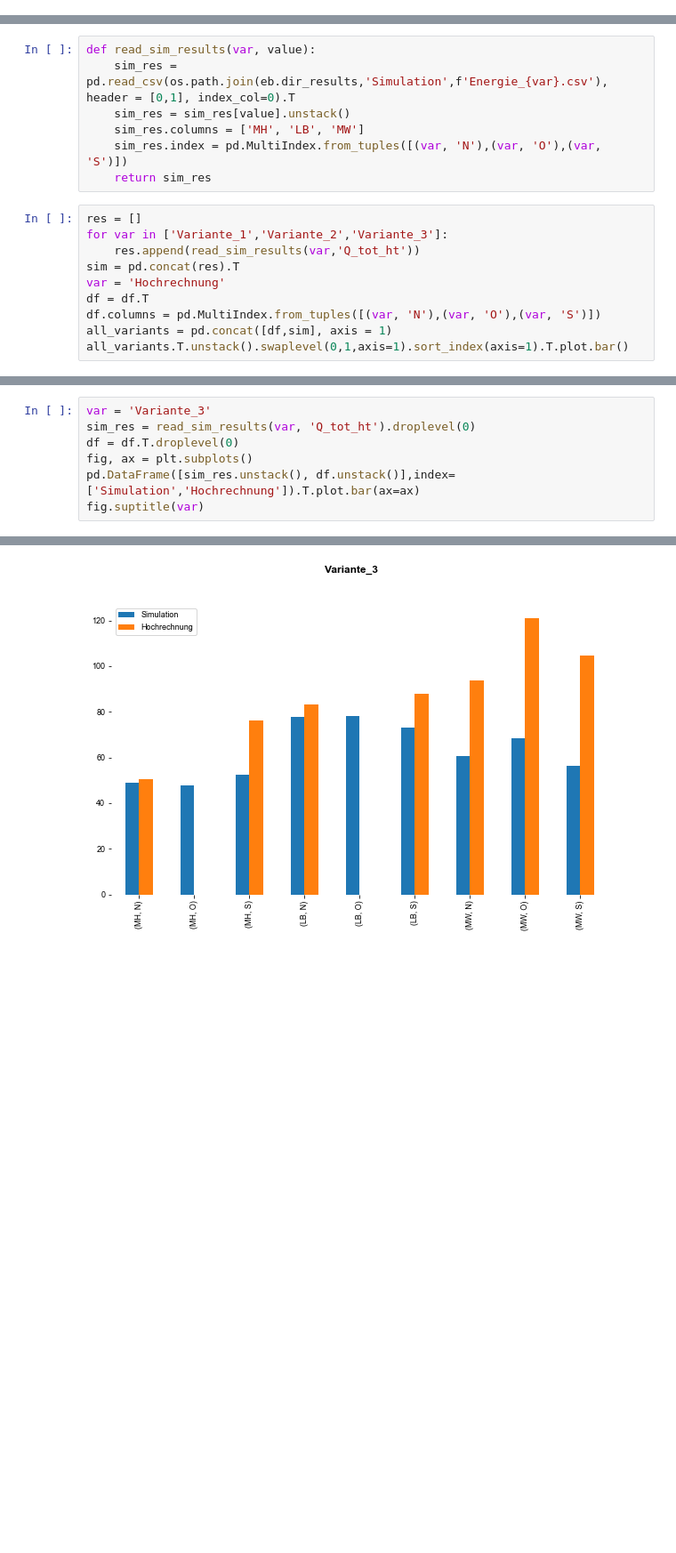
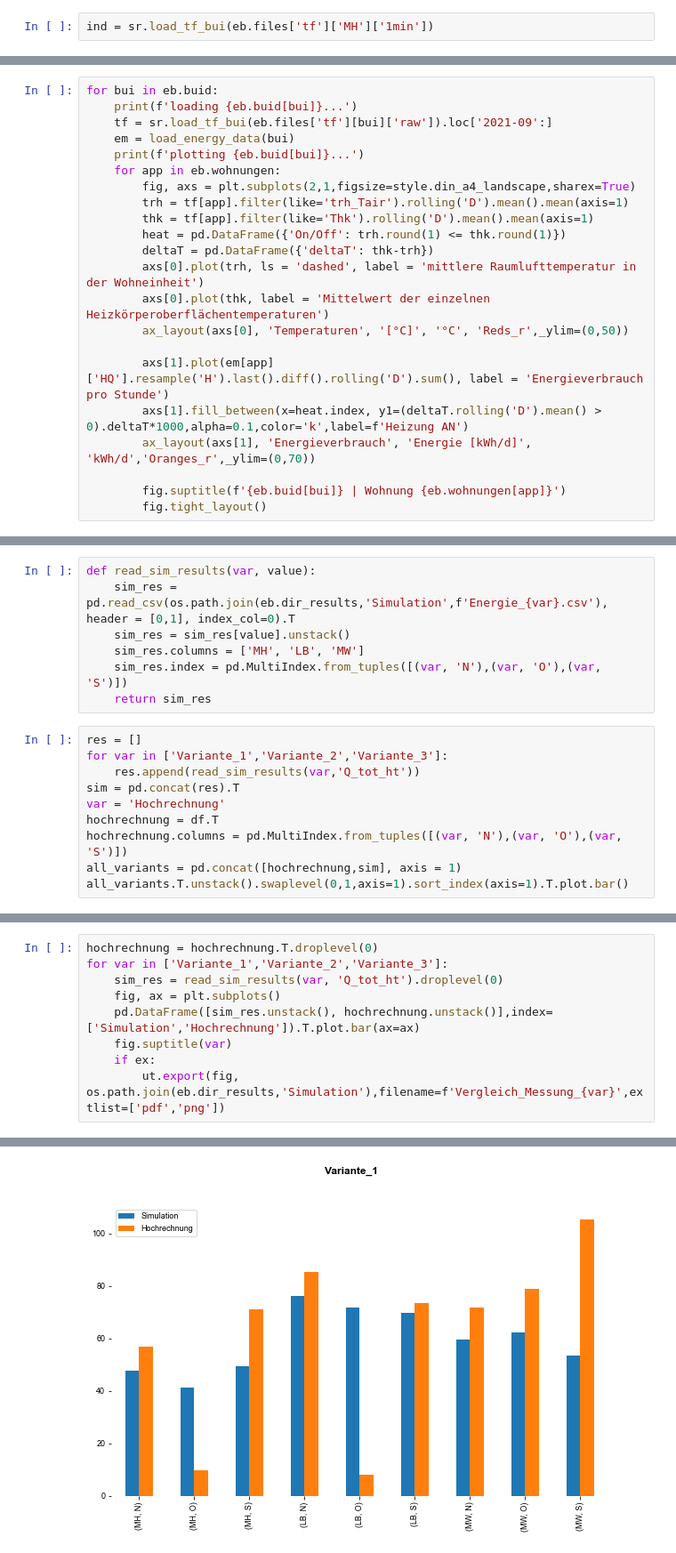
Before and after one commit to Ramonfi/eb-scripts, a Jupyter notebook: auswertung-energy-demand.ipynb, the cells around one changed output, grey strips where cells are left out. Shown at 89% size. Saved outputs shown, nothing was run; the diff lists cells and outputs as text; blank space fills up the shorter version.

```diff
--- a/auswertung-energy-demand.ipynb
+++ b/auswertung-energy-demand.ipynb
@@ -24,0 +48,2 @@ style.set_rc_eb_standard()
+# %%
+ind = sr.load_tf_bui(eb.files['tf']['MH']['1min'])
@@ -24,0 +92,22 @@ style.set_rc_eb_standard()
+# %%
+for bui in eb.buid:
+    print(f'loading {eb.buid[bui]}...')
+    tf = sr.load_tf_bui(eb.files['tf'][bui]['raw']).loc['2021-09':]
+    em = load_energy_data(bui)
+    print(f'plotting {eb.buid[bui]}...')
+    for app in eb.wohnungen:
+        fig, axs = plt.subplots(2,1,figsize=style.din_a4_landscape,sharex=True)
+        trh = tf[app].filter(like='trh_Tair').rolling('D').mean().mean(axis=1)
+        thk = tf[app].filter(like='Thk').rolling('D').mean().mean(axis=1)
+        heat = pd.DataFrame({'On/Off': trh.round(1) <= thk.round(1)})
+        deltaT = pd.DataFrame({'deltaT': thk-trh})
+        axs[0].plot(trh, ls = 'dashed', label = 'mittlere Raumlufttemperatur in der Wohneinheit')
+        axs[0].plot(thk, label = 'Mittelwert der einzelnen Heizkörperoberflächentemperaturen')
+        ax_layout(axs[0], 'Temperaturen', '[°C]', '°C', 'Reds_r',_ylim=(0,50))
+
+        axs[1].plot(em[app]['HQ'].resample('H').last().diff().rolling('D').sum(), label = 'Energieverbrauch pro Stunde')
+        axs[1].fill_between(x=heat.index, y1=(deltaT.rolling('D').mean() > 0).deltaT*1000,alpha=0.1,color='k',label=f'Heizung AN')
+        ax_layout(axs[1], 'Energieverbrauch', 'Energie [kWh/d]', 'kWh/d','Oranges_r',_ylim=(0,70))
+
+        fig.suptitle(f'{eb.buid[bui]} | Wohnung {eb.wohnungen[app]}')
+        fig.tight_layout()
@@ -222,9 +306,9 @@ for var in ['Variante_1','Variante_2','Variante_3']:
     res.append(read_sim_results(var,'Q_tot_ht'))
 sim = pd.concat(res).T
 var = 'Hochrechnung'
-df = df.T
-df.columns = pd.MultiIndex.from_tuples([(var, 'N'),(var, 'O'),(var, 'S')])
-all_variants = pd.concat([df,sim], axis = 1)
+hochrechnung = df.T
+hochrechnung.columns = pd.MultiIndex.from_tuples([(var, 'N'),(var, 'O'),(var, 'S')])
+all_variants = pd.concat([hochrechnung,sim], axis = 1)
 all_variants.T.unstack().swaplevel(0,1,axis=1).sort_index(axis=1).T.plot.bar()
 # %% [output]
 <AxesSubplot:>
@@ -232,8 +316,10 @@ all_variants.T.unstack().swaplevel(0,1,axis=1).sort_index(axis=1).T.plot.bar()
 # %%
-var = 'Variante_3'
-sim_res = read_sim_results(var, 'Q_tot_ht').droplevel(0)
-df = df.T.droplevel(0)
-fig, ax = plt.subplots()
-pd.DataFrame([sim_res.unstack(), df.unstack()],index=['Simulation','Hochrechnung']).T.plot.bar(ax=ax)
-fig.suptitle(var)
+hochrechnung = hochrechnung.T.droplevel(0)
+for var in ['Variante_1','Variante_2','Variante_3']:
+    sim_res = read_sim_results(var, 'Q_tot_ht').droplevel(0)
+    fig, ax = plt.subplots()
+    pd.DataFrame([sim_res.unstack(), hochrechnung.unstack()],index=['Simulation','Hochrechnung']).T.plot.bar(ax=ax)
+    fig.suptitle(var)
+    if ex:
+        ut.export(fig, os.path.join(eb.dir_results,'Simulation'),filename=f'Vergleich_Messung_{var}',extlist=['pdf','png'])
 # %% [output]
@@ -241 +326 @@ Text(0.5, 0.98, 'Variante_3')
-[figure, old version]
+[figure, new version]
```
Also changed, not shown: parts of 9 cells of this notebook, 3 other files.
